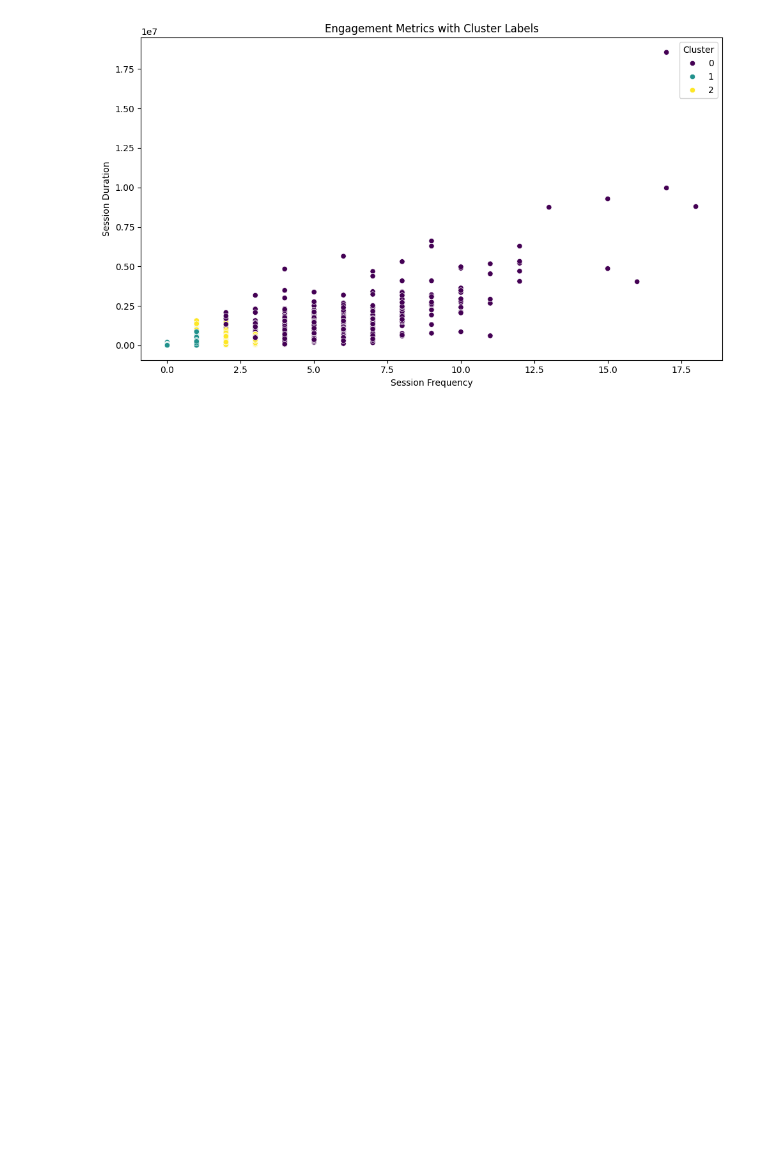
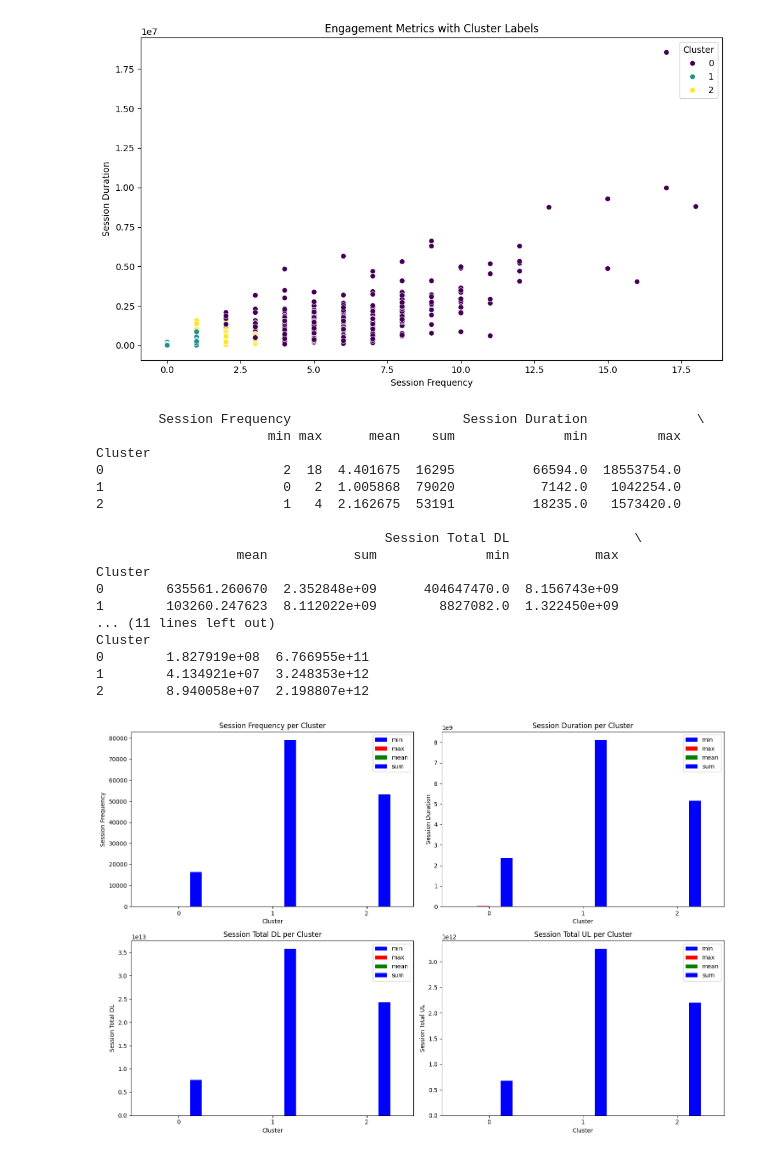
Before and after one commit to IamYunusAli/Acquired, a Jupyter notebook: notebooks/Company_analysis.ipynb, the cells around one changed output. Cells and saved outputs as stored; diff of their text form; code cells hidden in the pictures; blank space fills up the shorter version.

Commit message:
aggregate user total traffic and use k means clustering

```diff
--- a/notebooks/Company_analysis.ipynb
+++ b/notebooks/Company_analysis.ipynb
@@ -544,3 +544,38 @@ MSISDN/Number
 
 [106856 rows x 5 columns]
 [figure]
+# %%
+# computation for non-normalized metrics
+cluster_metrics = engagement_metrics.groupby('Cluster').agg({'Session Frequency': ['min', 'max', 'mean', 'sum'], 'Session Duration': ['min', 'max', 'mean', 'sum'], 'Session Total DL': ['min', 'max', 'mean', 'sum'], 'Session Total UL': ['min', 'max', 'mean', 'sum']})
+print(cluster_metrics)
+
+# visualization
+plt.figure(figsize=(15, 10))
+for i, metric in enumerate(cluster_metrics.columns.levels[0]):
+    plt.subplot(2, 2, i + 1)
+    cluster_metrics[metric].plot(kind='bar', ax=plt.gca(), color=['blue', 'red', 'green'])
+    plt.title(f'{metric} per Cluster')
+    plt.xlabel('Cluster')
+    plt.ylabel(metric)
+    plt.xticks(rotation=0)
+plt.tight_layout()
+plt.show()
+# %% [output]
+        Session Frequency                      Session Duration              \
+                      min max      mean    sum              min         max
+Cluster
+0                       2  18  4.401675  16295          66594.0  18553754.0
+1                       0   2  1.005868  79020           7142.0   1042254.0
+2                       1   4  2.162675  53191          18235.0   1573420.0
+
+                                     Session Total DL                \
+                  mean           sum              min           max
+Cluster
+0        635561.260670  2.352848e+09      404647470.0  8.156743e+09
+1        103260.247623  8.112022e+09        8827082.0  1.322450e+09
+... (11 lines left out)
+Cluster
+0        1.827919e+08  6.766955e+11
+1        4.134921e+07  3.248353e+12
+2        8.940058e+07  2.198807e+12
+[figure, added]
```
Also changed, not shown: parts of 3 cells of this notebook.
